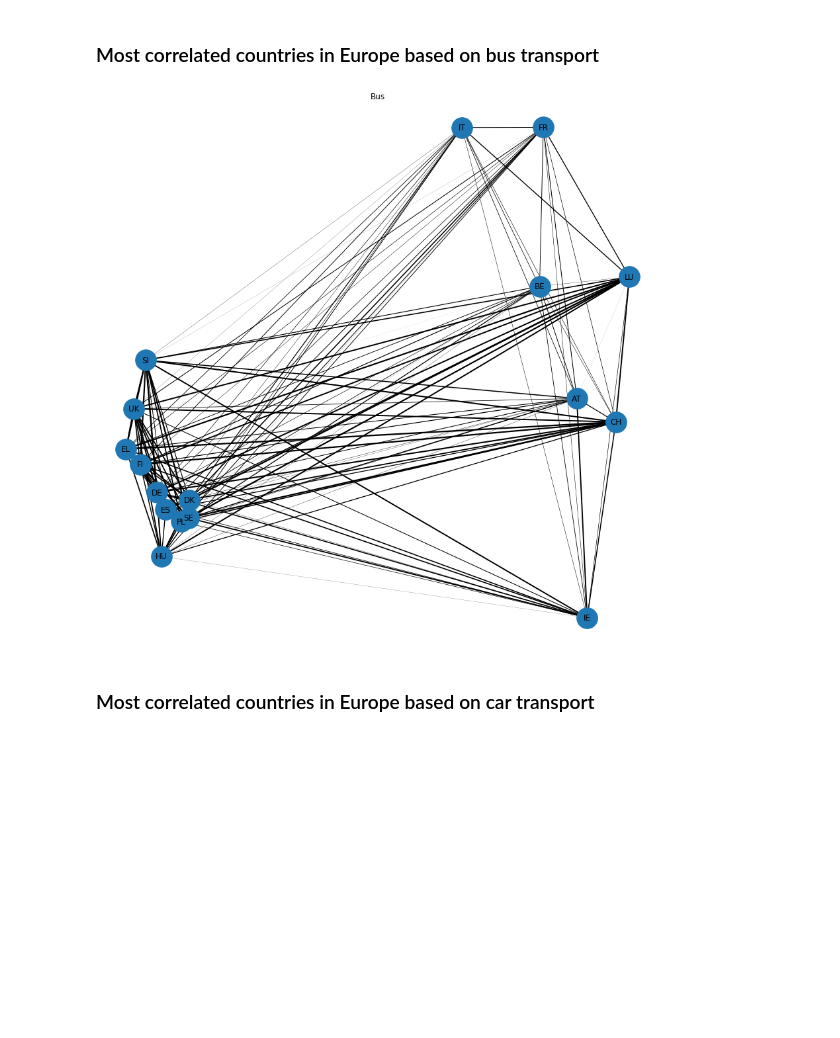
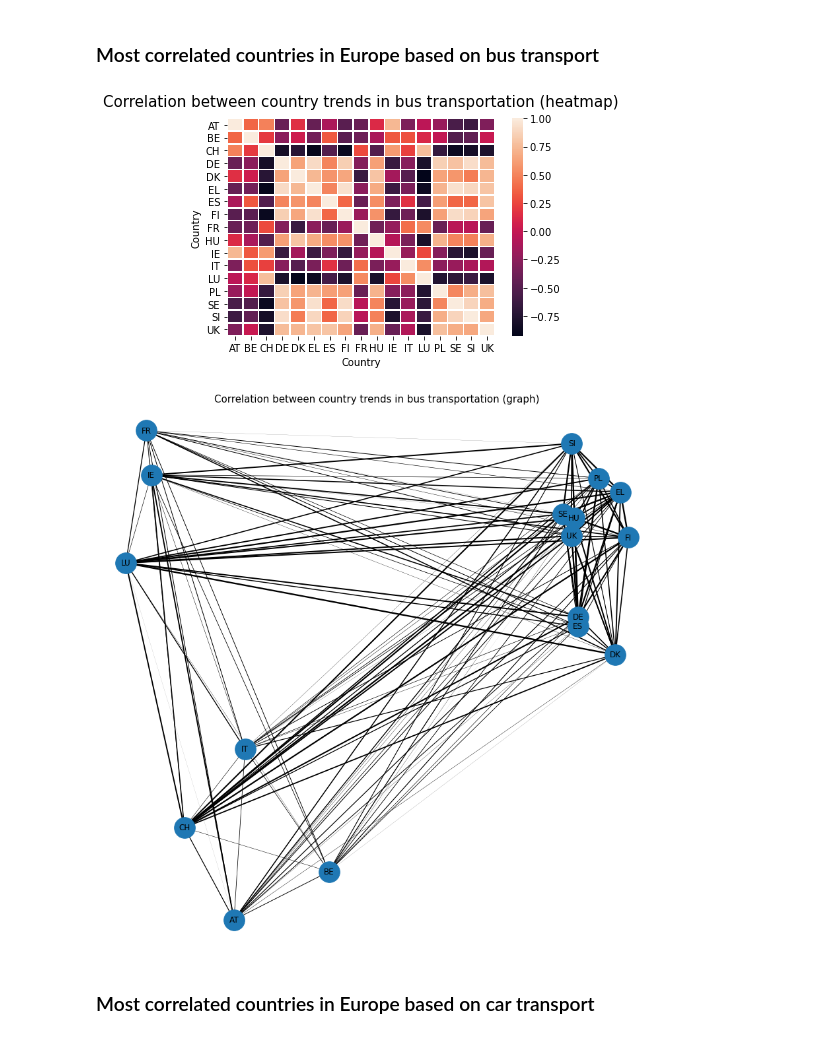
Before and after one commit to fardokhtsadat/DOPP, a Jupyter notebook: Plots Mihai/plots_mihai.ipynb, the cells around one changed output. Saved outputs shown, nothing was run; the diff lists cells and outputs as text; code cells hidden in the pictures; blank space fills up the shorter version.

Commit message:
added per country plot for correlation in trends

```diff
--- a/Plots Mihai/plots_mihai.ipynb
+++ b/Plots Mihai/plots_mihai.ipynb
@@ -429,25 +440,30 @@ plt.show()
 # %%
 df_bus = df[df["VehicleType"] == "BUS_TOT"][["Country", "2019", '1990','1991','1992','1993','1994','1995','1996','1997','1998','1999','2000','2001','2002','2003','2004','2005','2006','2007','2008','2009','2010','2011','2012','2013','2014','2015','2016','2017','2018']]
 df_bus = df_bus.set_index('Country').T.corr()
+
+heatmap = sns.heatmap(df_bus, vmin = np.matrix.min(np.matrix(df_bus)), vmax = np.matrix.max(np.matrix(df_bus)), linewidths=.5)
+heatmap.set_title('Correlation between country trends in bus transportation (heatmap)', fontdict = {'fontsize': 15}, pad = 12)
 
 G = nx.Graph()
 
 for country in df_bus.index:
     G.add_node(country)
 
 for i in range(1, df_bus.shape[0]):
     for j in range(i):
         G.add_edge(df_bus.index[j], df_bus.columns[i], value = df_bus.iloc[i, j])
 
 edges = G.edges()
 weights = [2.5 * G[u][v]['value'] for u, v in edges]
 
+
 f, axes = plt.subplots(figsize=(15, 15))
-axes.set_title("Bus")
+axes.set_title("Correlation between country trends in bus transportation (graph)", fontdict={'fontsize': 15})
 pos = nx.spring_layout(G, weight = 'value')
-nx.draw(G, pos=pos, nodelist = nodes, node_size = 1000, with_labels = True, width = weights, ax = axes)
+nx.draw(G, pos=pos, node_size = 1000, with_labels = True, width = weights, ax = axes)
 # %% [output]
-[figure, old version]
+[figure, new version]
+[figure, added]
 # %% [markdown]
 ### Most correlated countries in Europe based on car transport
 # %%
```
Also changed, not shown: parts of 3 cells of this notebook.
